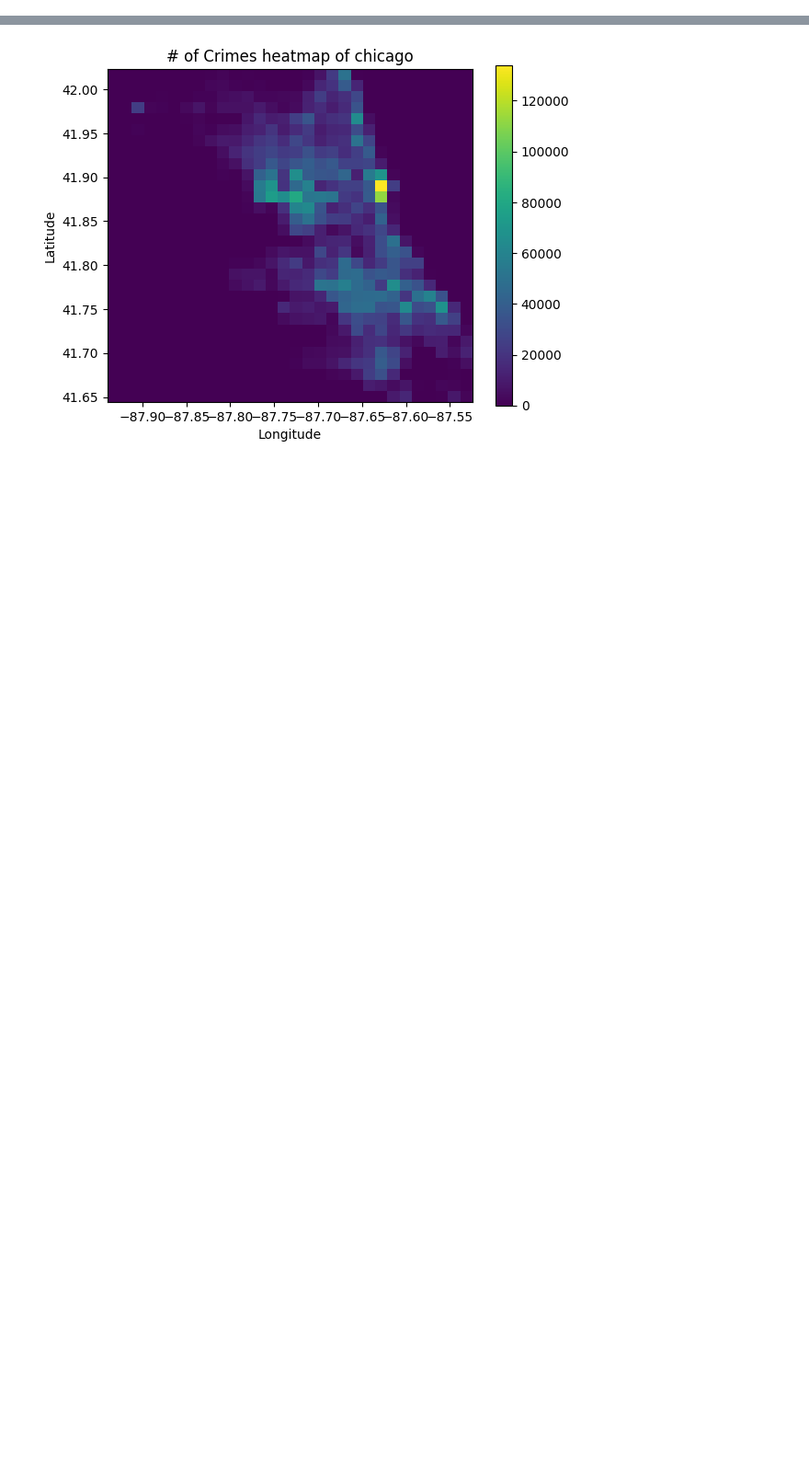
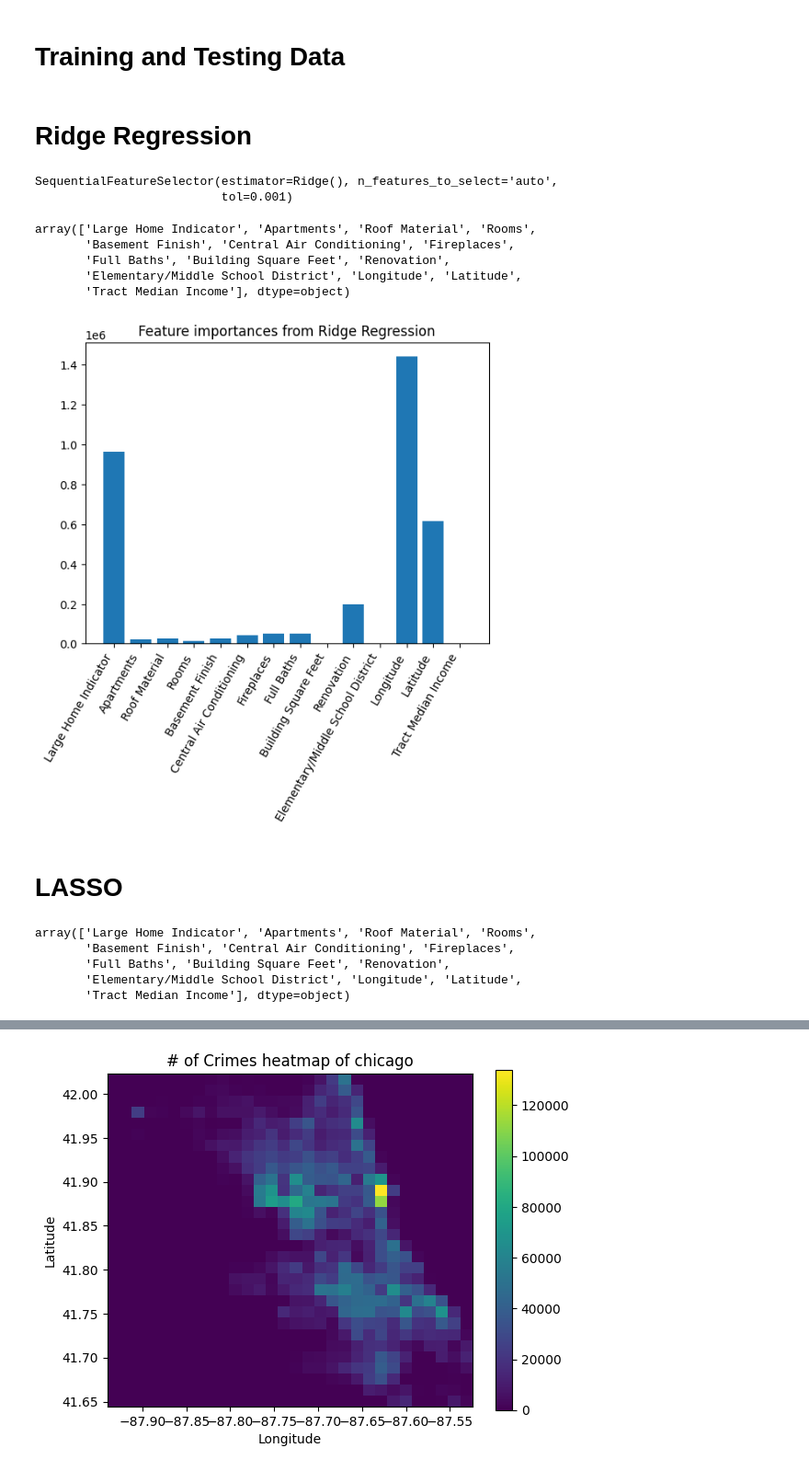
Before and after one commit to ZaynJK/ECON491ML, a Jupyter notebook: crime_vs_avgPrice.ipynb, the cells around one changed output, grey strips where cells are left out. Shown at 92% size. Cells and saved outputs as stored; diff of their text form; code cells hidden in the pictures; blank space fills up the shorter version.

```diff
--- a/crime_vs_avgPrice.ipynb
+++ b/crime_vs_avgPrice.ipynb
@@ -9,0 +149,39 @@ Data comes from https://data.cityofchicago.org/ and have been added to folder as
+# %% [markdown]
+# Training and Testing Data
+# %%
+X = df.drop('Sale Price', axis = 1)
+y = df['Sale Price']
+X_train, X_test, y_train, y_test = train_test_split(X, y, train_size=0.8, random_state=491)
+# %% [markdown]
+# Ridge Regression
+# %%
+ridge = lm.Ridge(fit_intercept=True)
+sfs = SequentialFeatureSelector(ridge, n_features_to_select='auto', direction='forward', tol=0.001)
+sfs.fit(X_train, y_train)
+# %% [output]
+SequentialFeatureSelector(estimator=Ridge(), n_features_to_select='auto',
+                          tol=0.001)
+# %%
+sfs.get_support()
+ridge_important = sfs.get_feature_names_out()
+ridge_important
+# %% [output]
+array(['Large Home Indicator', 'Apartments', 'Roof Material', 'Rooms',
+       'Basement Finish', 'Central Air Conditioning', 'Fireplaces',
+       'Full Baths', 'Building Square Feet', 'Renovation',
+       'Elementary/Middle School District', 'Longitude', 'Latitude',
+       'Tract Median Income'], dtype=object)
+# %%
+# train_x = housing_df[important].sample(frac=0.8)
+# train_y = housing_df['Sale Price'].sample(frac=0.8)
+
+# test_y = housing_df[~housing_df['Sale Price'].isin(train_y)]
+
+ridge_model = lm.RidgeCV(fit_intercept= True).fit(X=X_train[ridge_important] , y=y_train)
+importance = np.abs(ridge_model.coef_)
+plt.bar(height=importance, x=ridge_important)
+plt.title("Feature importances from Ridge Regression")
+plt.xticks(rotation=60, ha = 'right')
+plt.show()
+# %% [output]
+[figure, added]
@@ -9,0 +192,15 @@ Data comes from https://data.cityofchicago.org/ and have been added to folder as
+# %% [markdown]
+# LASSO
+# %%
+lm2 = lm.Lasso(fit_intercept=True)
+sfs2 = SequentialFeatureSelector(lm2, n_features_to_select='auto', direction='forward', tol=0.001)
+sfs2.fit(X_train, y_train)
+sfs2.get_support()
+lasso_important = sfs2.get_feature_names_out()
+lasso_important
+# %% [output]
+array(['Large Home Indicator', 'Apartments', 'Roof Material', 'Rooms',
+       'Basement Finish', 'Central Air Conditioning', 'Fireplaces',
+       'Full Baths', 'Building Square Feet', 'Renovation',
+       'Elementary/Middle School District', 'Longitude', 'Latitude',
+       'Tract Median Income'], dtype=object)
```
Also changed, not shown: parts of 31 cells of this notebook, 9 other files.
